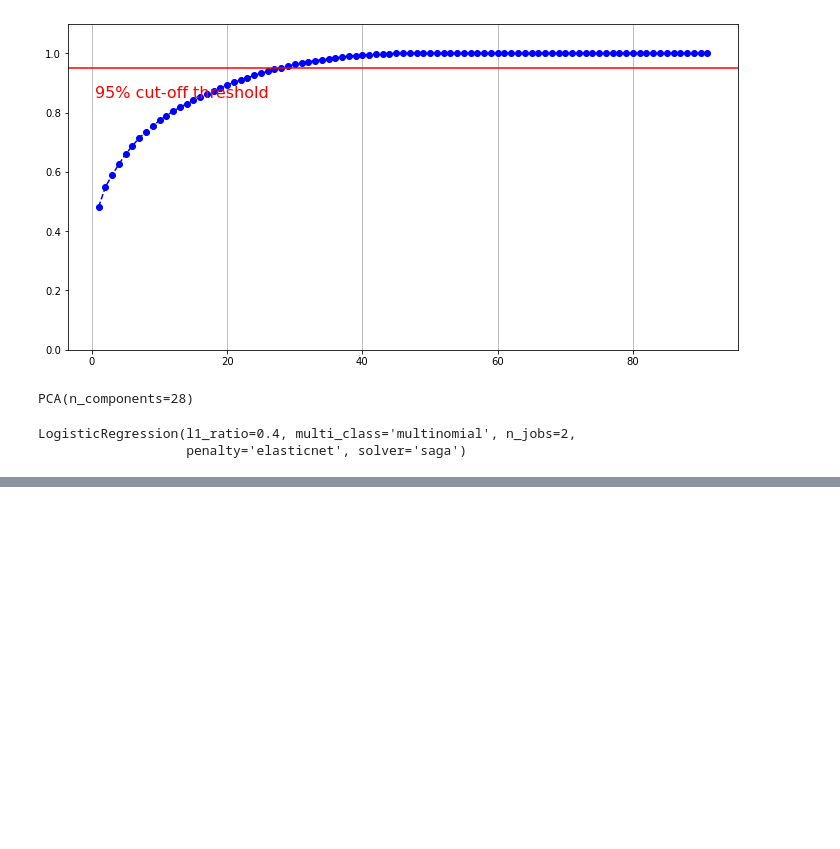
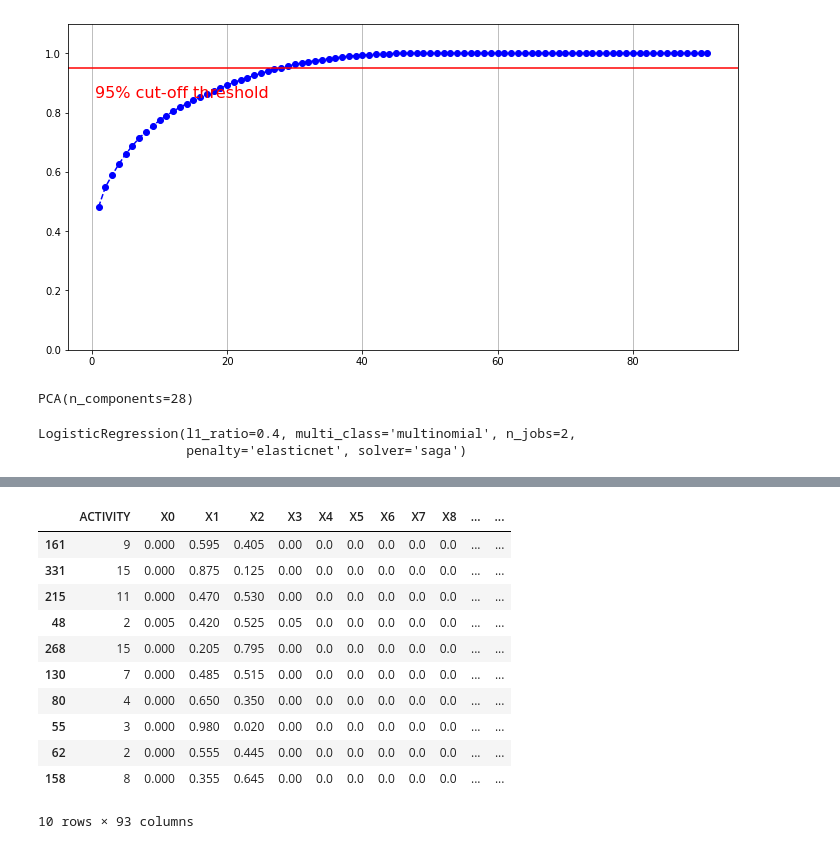
Before and after one commit to Aadit-Patel/WISDM_Health_Monitoring, a Jupyter notebook: base_model_v1.ipynb, the cells around one changed output, grey strips where cells are left out. Drawn from its saved outputs; the diff is of its cells as text; code cells hidden in the pictures; blank space fills up the shorter version.

```diff
--- a/base_model_v1.ipynb
+++ b/base_model_v1.ipynb
@@ -467,0 +524,4 @@ print(acc3)
+# %%
+replacement_dict = dict(zip(phone_gyro_old_column_names, phone_gyro_new_column_names))
+phone_gyro_df = phone_gyro_df.rename(columns = replacement_dict)
+phone_gyro_df.head()
@@ -467,0 +629,15 @@ print(acc3)
+# %%
+phone_gyro_df_shuffle.head(10)
+# %% [output]
+|  | ACTIVITY | X0 | X1 | X2 | X3 | X4 | X5 | X6 | X7 | X8 | ... | ... |
+| 161 | 9 | 0.000 | 0.595 | 0.405 | 0.00 | 0.0 | 0.0 | 0.0 | 0.0 | 0.0 | ... | ... |
+| 331 | 15 | 0.000 | 0.875 | 0.125 | 0.00 | 0.0 | 0.0 | 0.0 | 0.0 | 0.0 | ... | ... |
+| 215 | 11 | 0.000 | 0.470 | 0.530 | 0.00 | 0.0 | 0.0 | 0.0 | 0.0 | 0.0 | ... | ... |
+| 48 | 2 | 0.005 | 0.420 | 0.525 | 0.05 | 0.0 | 0.0 | 0.0 | 0.0 | 0.0 | ... | ... |
+| 268 | 15 | 0.000 | 0.205 | 0.795 | 0.00 | 0.0 | 0.0 | 0.0 | 0.0 | 0.0 | ... | ... |
+| 130 | 7 | 0.000 | 0.485 | 0.515 | 0.00 | 0.0 | 0.0 | 0.0 | 0.0 | 0.0 | ... | ... |
+| 80 | 4 | 0.000 | 0.650 | 0.350 | 0.00 | 0.0 | 0.0 | 0.0 | 0.0 | 0.0 | ... | ... |
+| 55 | 3 | 0.000 | 0.980 | 0.020 | 0.00 | 0.0 | 0.0 | 0.0 | 0.0 | 0.0 | ... | ... |
+| 62 | 2 | 0.000 | 0.555 | 0.445 | 0.00 | 0.0 | 0.0 | 0.0 | 0.0 | 0.0 | ... | ... |
+| 158 | 8 | 0.000 | 0.355 | 0.645 | 0.00 | 0.0 | 0.0 | 0.0 | 0.0 | 0.0 | ... | ... |
+10 rows × 93 columns
```
Also changed, not shown: parts of 46 cells of this notebook.
